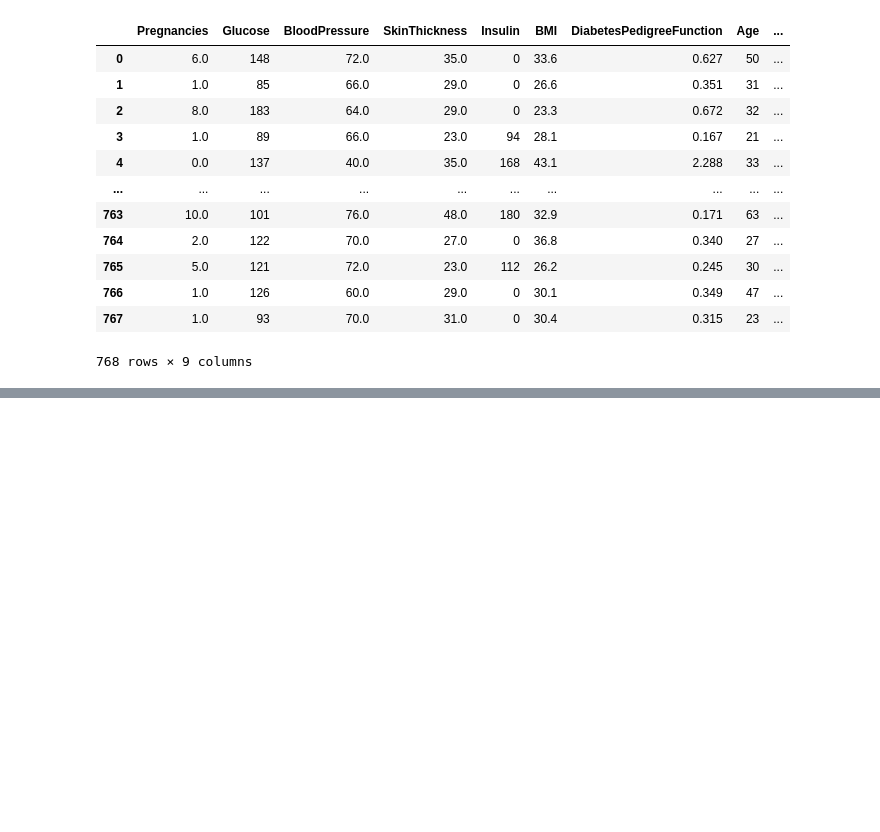
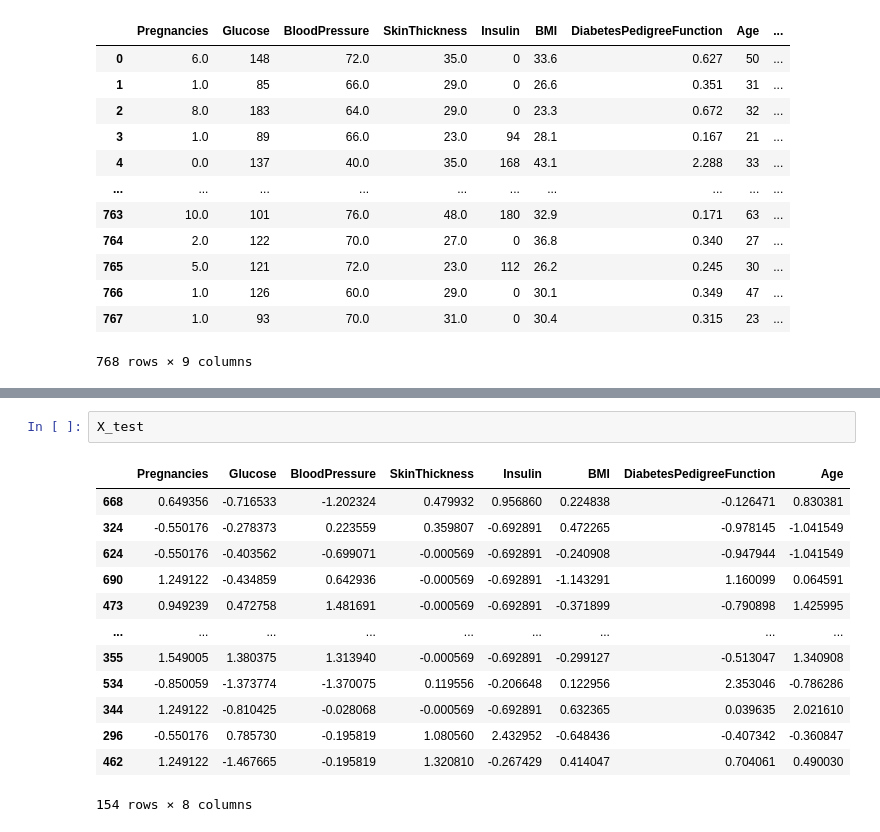
Before and after one commit to nikhil4859/Logistic-Regression, a Jupyter notebook: Pima_India_Diabetes.ipynb, the cells around one changed output, grey strips where cells are left out. Saved outputs shown, nothing was run; the diff lists cells and outputs as text; blank space fills up the shorter version.

```diff
--- a/Pima_India_Diabetes.ipynb
+++ b/Pima_India_Diabetes.ipynb
@@ -291,0 +388,16 @@ model.coef_[0]
+# %%
+X_test
+# %% [output]
+|  | Pregnancies | Glucose | BloodPressure | SkinThickness | Insulin | BMI | DiabetesPedigreeFunction | Age |
+| 668 | 0.649356 | -0.716533 | -1.202324 | 0.479932 | 0.956860 | 0.224838 | -0.126471 | 0.830381 |
+| 324 | -0.550176 | -0.278373 | 0.223559 | 0.359807 | -0.692891 | 0.472265 | -0.978145 | -1.041549 |
+| 624 | -0.550176 | -0.403562 | -0.699071 | -0.000569 | -0.692891 | -0.240908 | -0.947944 | -1.041549 |
+| 690 | 1.249122 | -0.434859 | 0.642936 | -0.000569 | -0.692891 | -1.143291 | 1.160099 | 0.064591 |
+| 473 | 0.949239 | 0.472758 | 1.481691 | -0.000569 | -0.692891 | -0.371899 | -0.790898 | 1.425995 |
+| ... | ... | ... | ... | ... | ... | ... | ... | ... |
+| 355 | 1.549005 | 1.380375 | 1.313940 | -0.000569 | -0.692891 | -0.299127 | -0.513047 | 1.340908 |
+| 534 | -0.850059 | -1.373774 | -1.370075 | 0.119556 | -0.206648 | 0.122956 | 2.353046 | -0.786286 |
+| 344 | 1.249122 | -0.810425 | -0.028068 | -0.000569 | -0.692891 | 0.632365 | 0.039635 | 2.021610 |
+| 296 | -0.550176 | 0.785730 | -0.195819 | 1.080560 | 2.432952 | -0.648436 | -0.407342 | -0.360847 |
+| 462 | 1.249122 | -1.467665 | -0.195819 | 1.320810 | -0.267429 | 0.414047 | 0.704061 | 0.490030 |
+154 rows × 8 columns
```
Also changed, not shown: parts of 17 cells of this notebook.
